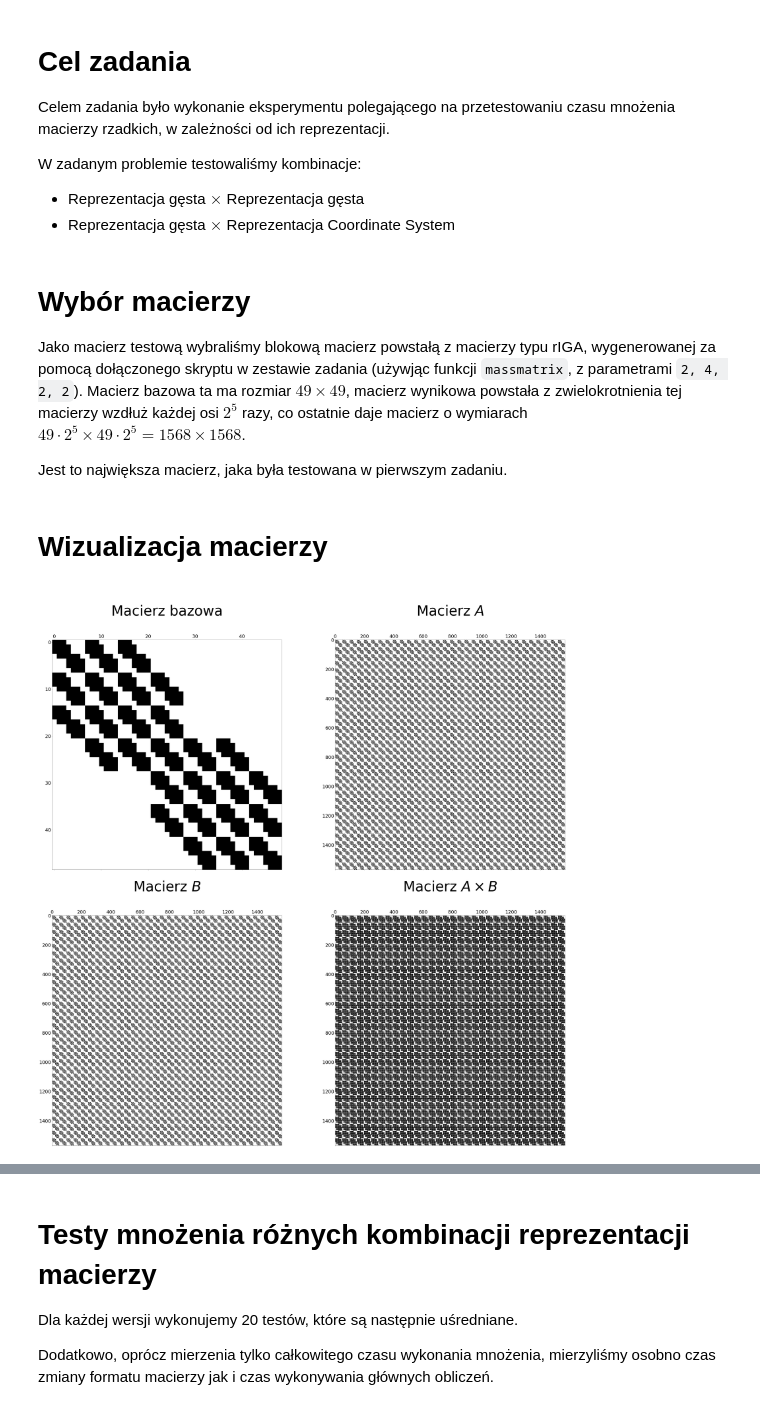
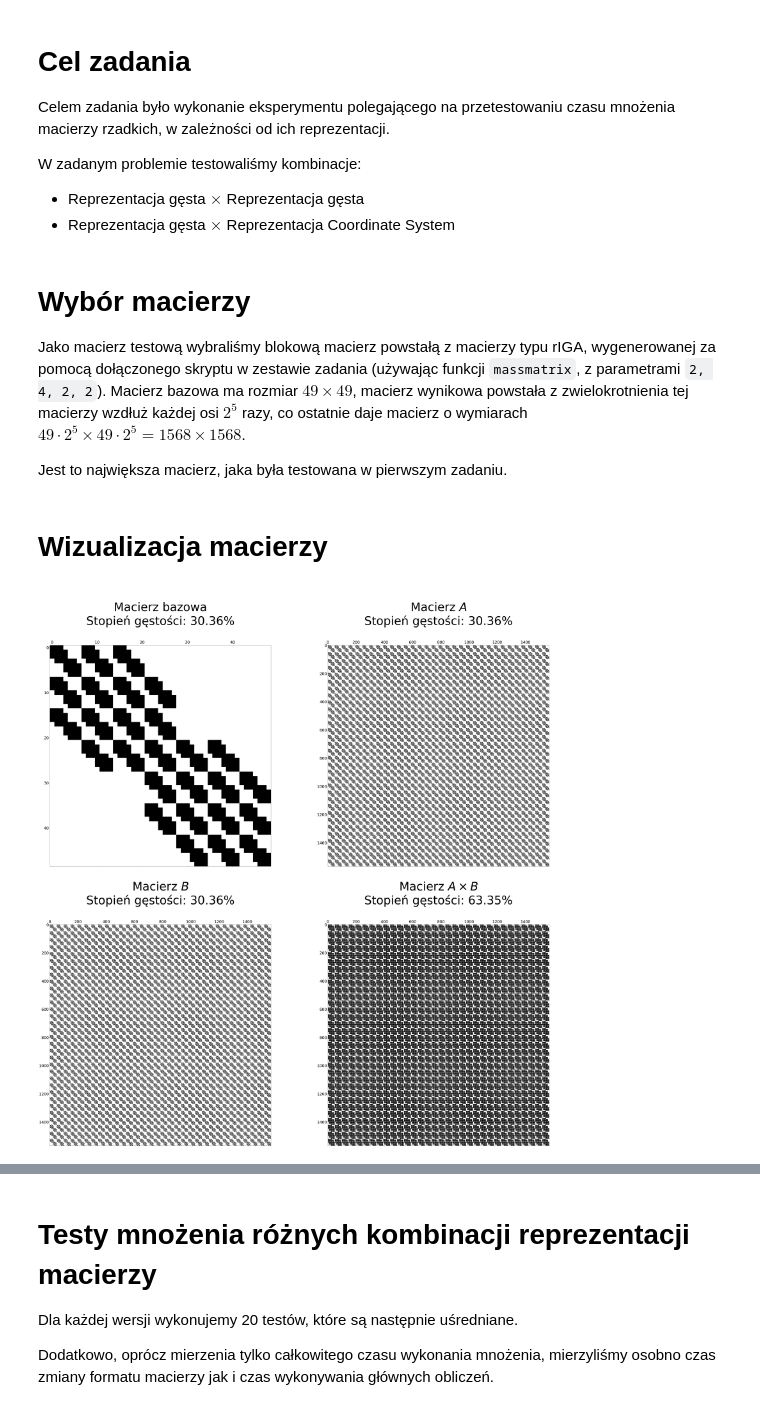
Before and after one commit to anuar2k/AM-2021, a Jupyter notebook: lab03/lab03.ipynb, the cells around one changed output, grey strips where cells are left out. Drawn from its saved outputs; the diff is of its cells as text; code cells hidden in the pictures.

```diff
--- a/lab03/lab03.ipynb
+++ b/lab03/lab03.ipynb
@@ -12,7 +12,7 @@ W zadanym problemie testowaliśmy kombinacje:
 # %% [markdown]
 # Wybór macierzy
 
-Jako macierz testową wybraliśmy blokową macierz powstałą z macierzy typu rIGA, wygenerowanej za pomocą dołączonego skryptu w zestawie zadania (używjąc funkcji `massmatrix`, z parametrami `2, 4, 2, 2`). Macierz bazowa ta ma rozmiar $49 \times 49$, macierz wynikowa powstała z zwielokrotnienia tej macierzy wzdłuż każdej osi $2^5$ razy, co ostatnie daje macierz o wymiarach $49 \cdot 2^5 \times 49 \cdot 2^5 = 1568 \times 1568$.
+Jako macierz testową wybraliśmy blokową macierz powstałą z macierzy typu rIGA, wygenerowanej za pomocą dołączonego skryptu w zestawie zadania (używając funkcji `massmatrix`, z parametrami `2, 4, 2, 2`). Macierz bazowa ma rozmiar $49 \times 49$, macierz wynikowa powstała z zwielokrotnienia tej macierzy wzdłuż każdej osi $2^5$ razy, co ostatnie daje macierz o wymiarach $49 \cdot 2^5 \times 49 \cdot 2^5 = 1568 \times 1568$.
 
 Jest to największa macierz, jaka była testowana w pierwszym zadaniu.
 # %%
@@ -41,17 +40,19 @@ T = load_base_matrix()
 # %%
 fig, axs = plt.subplots(2, 2, figsize = (60, 60))
 axs = axs.flatten()
 
 matrices = [T, A, B, AxB]
 titles = ['Macierz bazowa', 'Macierz $A$', 'Macierz $B$', 'Macierz $A \\times B$']
 
 
 for ax, matrix, title in zip(axs, matrices, titles):
+    density = np.count_nonzero(matrix) / matrix.shape[0] / matrix.shape[1]
     ax.spy(matrix)
-    ax.set_title(f'\n{title}\n', fontsize=90)
+    ax.set_title(f'\n{title}\nStopień gęstości: {100*density:.2f}%\n', fontsize=90)
     ax.tick_params(axis='both', labelsize=30)
 
+fig.tight_layout()
 plt.show()
 # %% [output]
-[figure, old version]
+[figure, new version]
 # %% [markdown]
```
Also changed, not shown: parts of 9 cells of this notebook.
